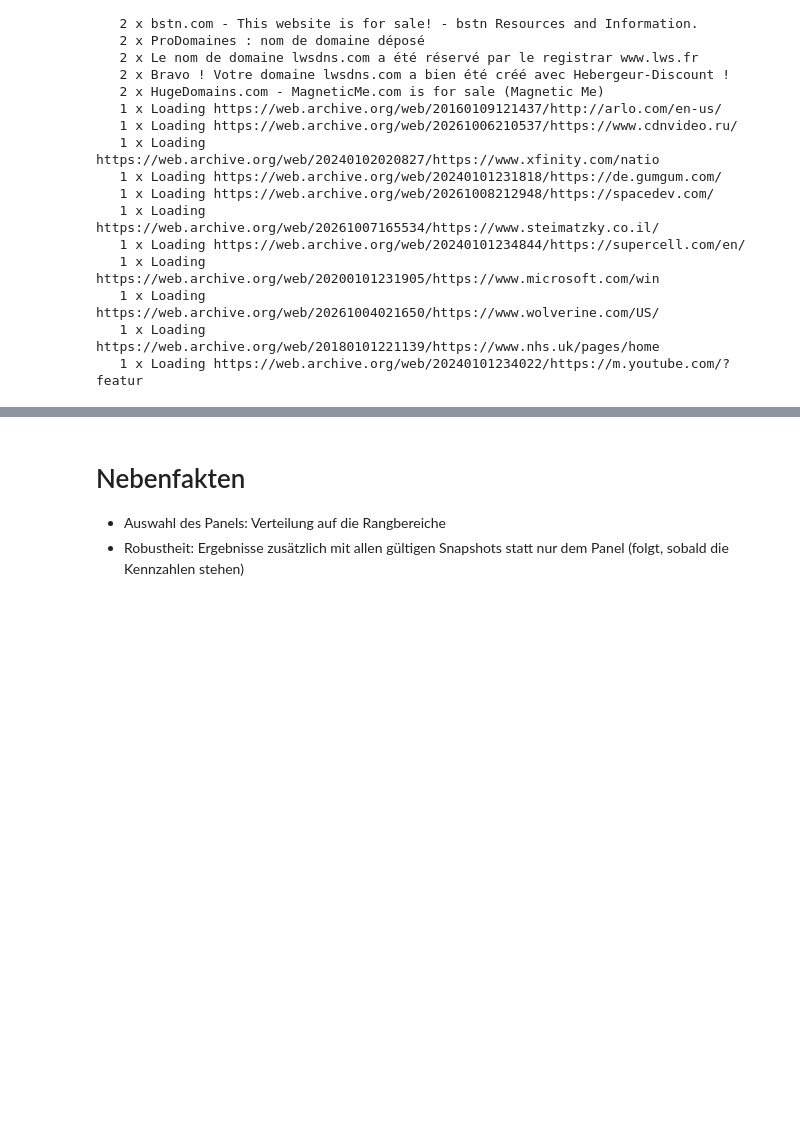
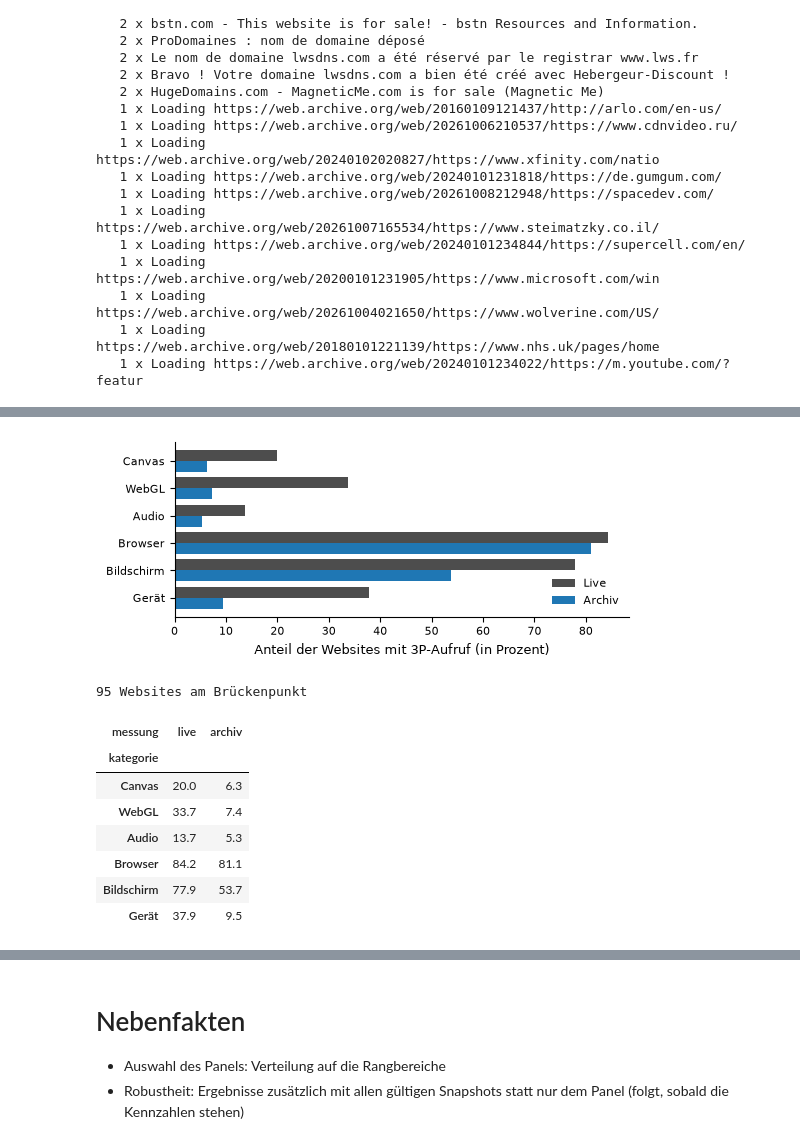
Before and after one commit to bene225/Fingerprinting-Crawler, a Jupyter notebook: analysis/ff1.ipynb, the cells around one changed output, grey strips where cells are left out. Drawn from its saved outputs; the diff is of its cells as text; code cells hidden in the pictures; blank space fills up the shorter version.

```diff
--- a/analysis/ff1.ipynb
+++ b/analysis/ff1.ipynb
@@ -190,0 +365,22 @@ Gründe (eine Website kann mehrere haben): {'Weiterleitung fremde Domain': 36, '
+# %%
+# Stil und Export für die Thesis: SVG mit Text als Text, LaTeX setzt die Beschriftung in der Schrift der Arbeit (vgl. analysis/abbildungen.md)
+# In LaTeX: {\footnotesize \includesvg[width=\textwidth]{figures/ff1/<name>}}, übersetzen mit -shell-escape
+import matplotlib.pyplot as plt
+
+plt.rcParams.update({
+    "svg.fonttype": "none", # Text bleibt Text, sonst werden Buchstaben zu Pfaden
+    "axes.unicode_minus": False, # normales Minus, pdfLaTeX kennt das Unicode-Minus nicht
+    "font.size": 9, "xtick.labelsize": 8, "ytick.labelsize": 8, "legend.fontsize": 8,
+    "axes.spines.top": False, "axes.spines.right": False,
+})
+BREITE = 135 / 25.4 # \textwidth der Thesis = 135 mm, in Zoll
+ABBILDUNGEN = ROOT.parent / "Fingerprinting-Bachelor" / "figures" / "ff1"
+# Keine LaTeX-Sonderzeichen (% _ & #) in Beschriftungen, deshalb "in Prozent" statt "%"
+
+def speichern(fig, name):
+    ABBILDUNGEN.mkdir(parents=True, exist_ok=True)
+    fig.savefig(ABBILDUNGEN / f"{name}.svg")
+
+def jahresachse(ax):
+    # Ticks genau an den Stichtagen, beschriftet mit dem Jahr
+    ax.set_xticks(pd.to_datetime(STICHTAGE, format="%Y%m%d"), [tag[:4] for tag in STICHTAGE])
@@ -190,0 +575,33 @@ Gründe (eine Website kann mehrere haben): {'Weiterleitung fremde Domain': 36, '
+# %%
+# Brückenpunkt: Anteil der Websites mit mind. einem 3P-Aufruf je Kategorie, live vs. Archiv am letzten Stichtag (nach Consent)
+# Nur Panel-Websites mit Live-Messung und Snapshot höchstens 30 Tage vor dem Live-Crawl, damit beide dieselbe Website zeigen
+nah = snap.loc[(snap["messung"] == "archiv") & (snap["stichtag"] == STICHTAGE[-1]) & snap["im_panel"] & (snap["abstand_tage"] >= -30), "website"]
+live_ok = snap.loc[(snap["messung"] == "live") & (snap["art"] == "gemessen"), "website"]
+bruecke = sorted(set(nah) & set(live_ok))
+teil = auswahl[auswahl["website"].isin(bruecke) & (auswahl["punkt"] == "nach") & auswahl["stichtag"].isin([STICHTAGE[-1], "live"])]
+kategorien = ["Canvas", "WebGL", "Audio", "Browser", "Bildschirm", "Gerät"]
+vergleich = (teil.groupby(["kategorie", "messung"])["website"].nunique().unstack(fill_value=0)
+             .reindex(index=kategorien, columns=["live", "archiv"], fill_value=0) / len(bruecke) * 100)
+
+fig, ax = plt.subplots(figsize=(BREITE, BREITE * 0.42), layout="constrained")
+for versatz, messung, farbe, name in ((-0.2, "live", "0.3", "Live"), (0.2, "archiv", "C0", "Archiv")):
+    ax.barh([i + versatz for i in range(len(kategorien))], vergleich[messung], height=0.4, color=farbe, label=name)
+ax.set_yticks(range(len(kategorien)), kategorien)
+ax.invert_yaxis()
+ax.set_xlabel("Anteil der Websites mit 3P-Aufruf (in Prozent)")
+ax.legend(frameon=False, loc="lower right")
+speichern(fig, "brueckenpunkt")
+plt.show()
+print(len(bruecke), "Websites am Brückenpunkt")
+vergleich.round(1)
+# %% [output]
+[figure, added]
+95 Websites am Brückenpunkt
+| messung | live | archiv |
+| kategorie |  |  |
+| Canvas | 20.0 | 6.3 |
+| WebGL | 33.7 | 7.4 |
+| Audio | 13.7 | 5.3 |
+| Browser | 84.2 | 81.1 |
+| Bildschirm | 77.9 | 53.7 |
+| Gerät | 37.9 | 9.5 |
```
Also changed, not shown: parts of 25 cells of this notebook.
